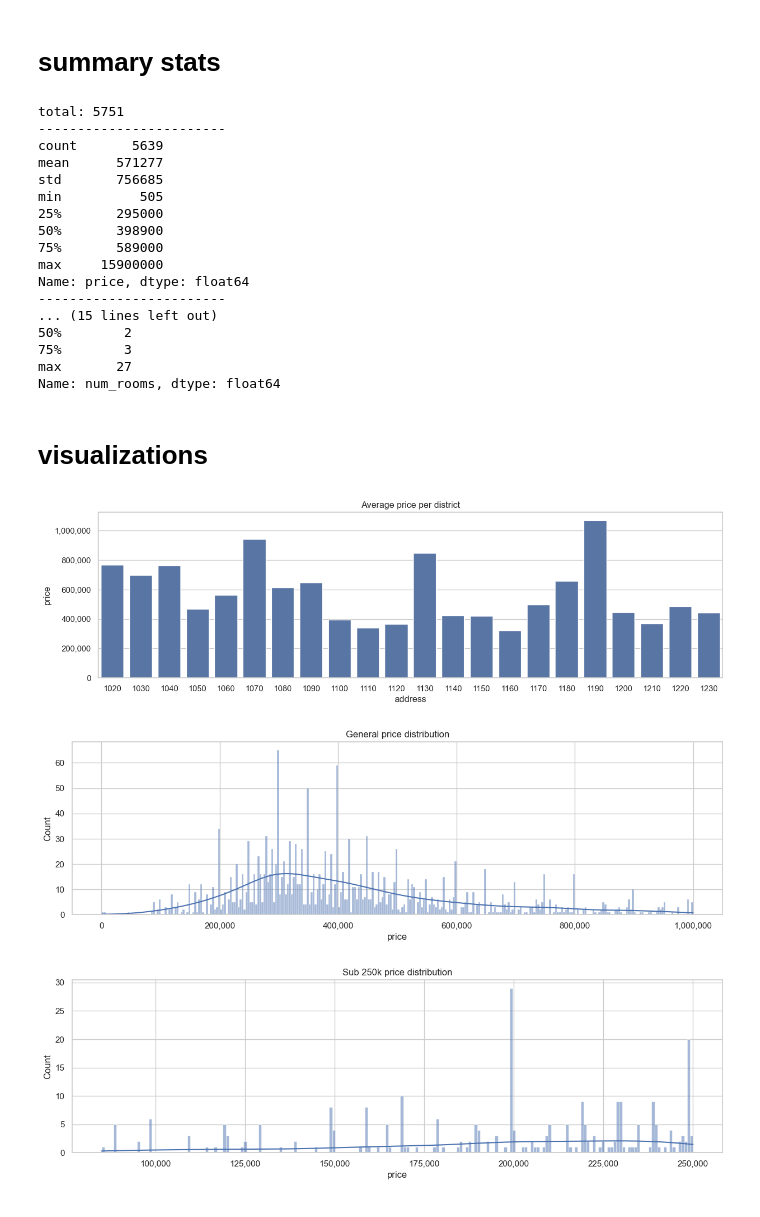
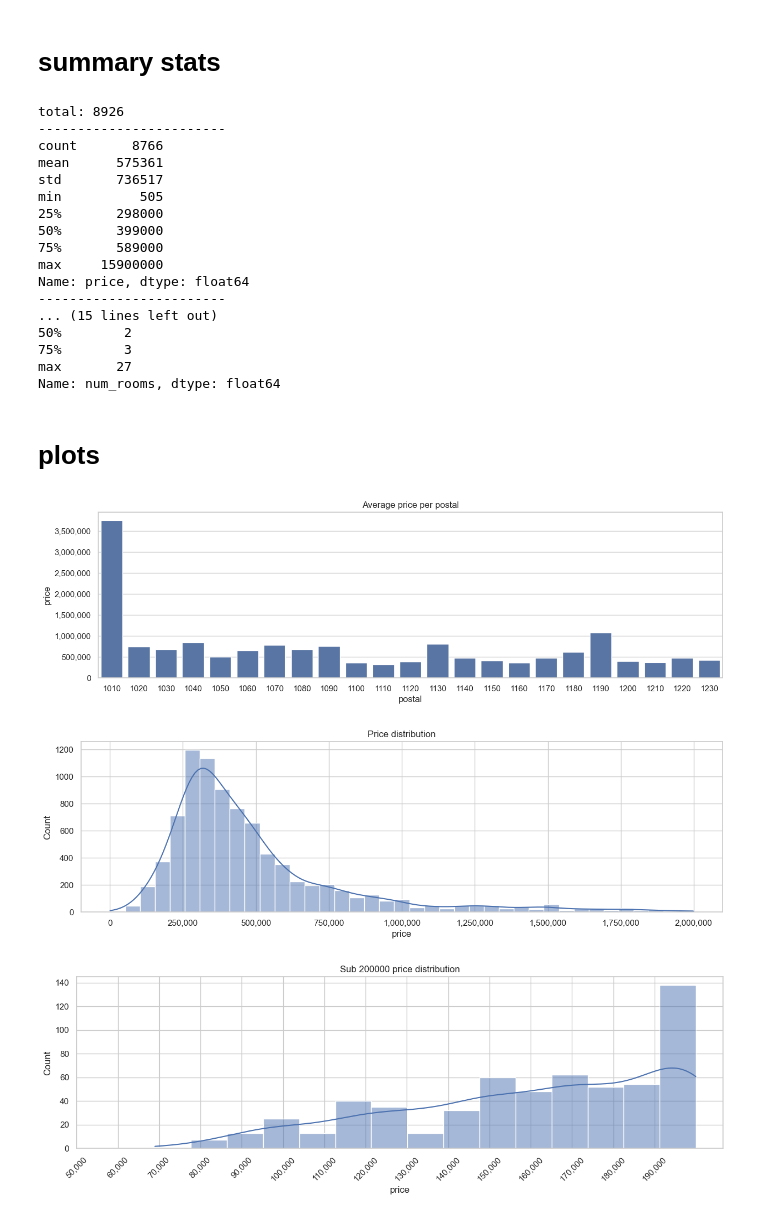
Before and after one commit to sueszli/will-wohnen, a Jupyter notebook: analysis.ipynb, the cells around one changed output. Cells and saved outputs as stored; diff of their text form; code cells hidden in the pictures.

```diff
--- a/analysis.ipynb
+++ b/analysis.ipynb
@@ -23,7 +23,8 @@ df = pd.read_csv(file, delimiter=";")
 def clean_up(df: pd.DataFrame) -> pd.DataFrame:
     df = df.drop(columns=["link", "title"])
 
-    df["address"] = df["address"].str.extract(r"(\d{4})").replace(np.nan, 0).astype(int)
+    df["postal"] = df["address"].str.extract(r"(\d{4})").replace(np.nan, 0).astype(int)
+    df = df.drop(columns=["address"])
 
     df["price"] = df["price"].str.replace(r"[^\d.,]", "", regex=True) # only keep numbers, point and comma
     df["price"] = df["price"].str.replace(r"\.", "", regex=True) # remove thousand separator
@@ -62,14 +63,14 @@ total: {len(df)}
 {df["num_rooms"].describe()}
 """)
 # %% [output]
-total: 5751
+total: 8926
 ------------------------
-count       5639
-mean      571277
-std       756685
+count       8766
+mean      575361
+std       736517
 min          505
-25%       295000
-50%       398900
+25%       298000
+50%       399000
 75%       589000
 max     15900000
 Name: price, dtype: float64
@@ -80,48 +81,59 @@ Name: price, dtype: float64
 max       27
 Name: num_rooms, dtype: float64
 # %% [markdown]
-# visualizations
+# plots
 # %%
 copy = df.copy()
-copy = copy[copy["address"] != 0]
-copy = copy.groupby("address")["price"].mean().reset_index()
+copy = copy[copy["postal"] != 0]
+copy = copy.groupby("postal")["price"].mean().reset_index()
 copy = copy.sort_values(by="price", ascending=False)
-
-# drop 1010
-copy = copy[copy["address"] != 1010]
 
 plt.figure(figsize=(15, 4))
 plt.gca().get_yaxis().set_major_formatter(plt.FuncFormatter(lambda x, _: format(int(x), ',')))
 
-sns.barplot(x="address", y="price", data=copy)
-plt.title("Average price per district")
+sns.barplot(x="postal", y="price", data=copy)
+plt.title("Average price per postal")
 plt.show()
 # %% [output]
-[figure, old version]
+[figure, new version]
 # %%
 copy = df.copy()
 
 # remove outliers
-copy = copy[copy["price"] < 1_000_000]
+minval = copy["price"].min()
+maxval = 2_000_000
+copy = copy[copy["price"] > minval]
+copy = copy[copy["price"] < maxval]
+
+# set step size
+step = 50_000
+num_buckets = int((maxval - minval) // step)
 
 plt.figure(figsize=(15, 4))
-sns.histplot(copy["price"], bins=300, kde=True)
+sns.histplot(copy["price"], bins=num_buckets, kde=True)
 plt.gca().get_xaxis().set_major_formatter(plt.FuncFormatter(lambda x, _: format(int(x), ',')))
-plt.title("General price distribution")
+plt.title("Price distribution")
 plt.show()
 # %% [output]
-[figure, old version]
+[figure, new version]
 # %%
 copy = df.copy()
 
 # remove outliers
-copy = copy[copy["price"] > 50_000]
-copy = copy[copy["price"] < 250_000]
+minval = 50_000
+maxval = 200_000
+copy = copy[copy["price"] > minval]
+copy = copy[copy["price"] < maxval]
+
+# set step size
+step = 10_000
+num_buckets = int((maxval - minval) // step)
 
 plt.figure(figsize=(15, 4))
-sns.histplot(copy["price"], bins=200, kde=True)
+sns.histplot(copy["price"], bins=num_buckets, kde=True)
 plt.gca().get_xaxis().set_major_formatter(plt.FuncFormatter(lambda x, _: format(int(x), ',')))
-plt.title("Sub 250k price distribution")
+plt.xticks(np.arange(minval, maxval, step), rotation=45)
+plt.title(f"Sub {maxval}€ price distribution")
 plt.show()
 # %% [output]
-[figure, old version]
+[figure, new version]
```
Also changed, not shown: parts of 1 cell of this notebook, 1 other file.
